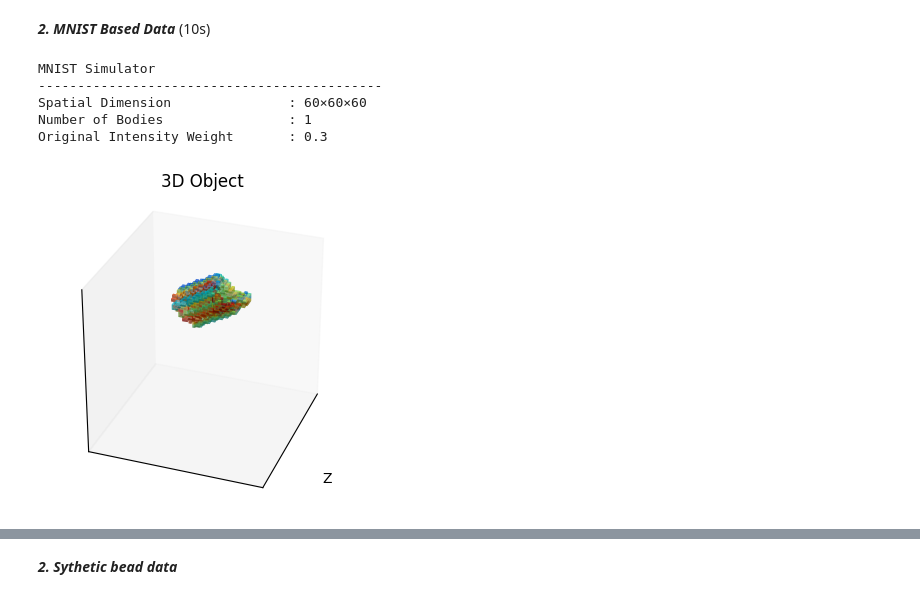
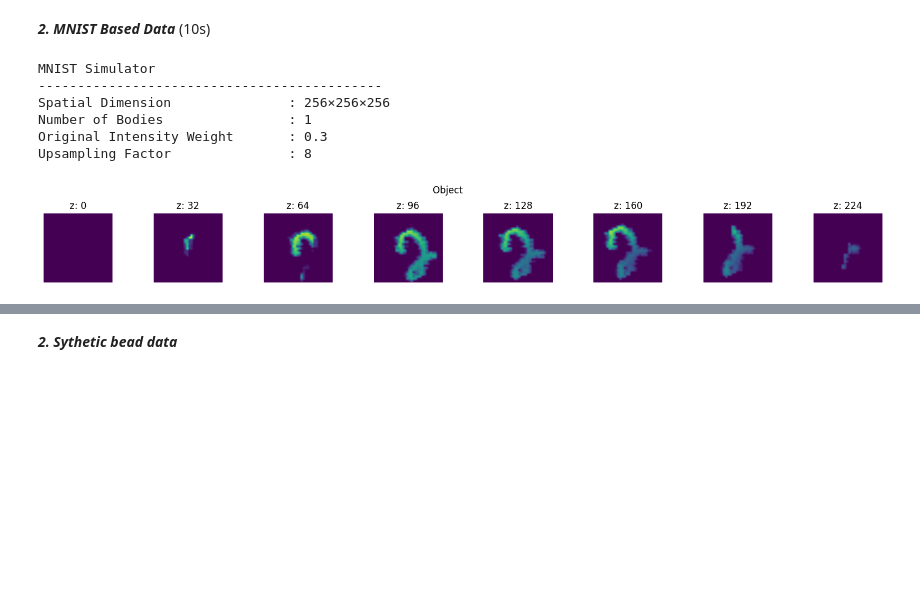
Before and after one commit to sanjith1999/FRIS, a Jupyter notebook: demo.ipynb, the cells around one changed output, grey strips where cells are left out. Saved outputs shown, nothing was run; the diff lists cells and outputs as text; code cells hidden in the pictures; blank space fills up the shorter version.

Commit message:
V0.15: Upsampling to MNIST Simulator

```diff
--- a/demo.ipynb
+++ b/demo.ipynb
@@ -42,18 +38,21 @@ Device                  : cuda
 ***2. MNIST Based Data*** (10s)
 # %%
 from libs.forward_lib.simulate_data import MnistSimulator
-MS = MnistSimulator(nx, ny, nz, n_bodies=1)
+
+nx, ny, nz = 256, 256, 256
+MS = MnistSimulator(nx, ny, nz, up_factor=8)
 print(MS)
 
 # To Get New Data
 MS.update_data()
-MS.visualize_object(azim_ang=20, ele_ang=30)
-
+# MS.visualize_object(azim_ang=20, ele_ang=30)
+MS.visualize_object(vis_planes=True)
 # To access the data directly use MS.X
 # %% [output]
 MNIST Simulator
 --------------------------------------------
-Spatial Dimension               : 60×60×60
+Spatial Dimension               : 256×256×256
 Number of Bodies                : 1
 Original Intensity Weight       : 0.3
+Upsampling Factor               : 8
-[figure, old version]
+[figure, new version]
```
Also changed, not shown: parts of 4 cells of this notebook, 6 other files.
